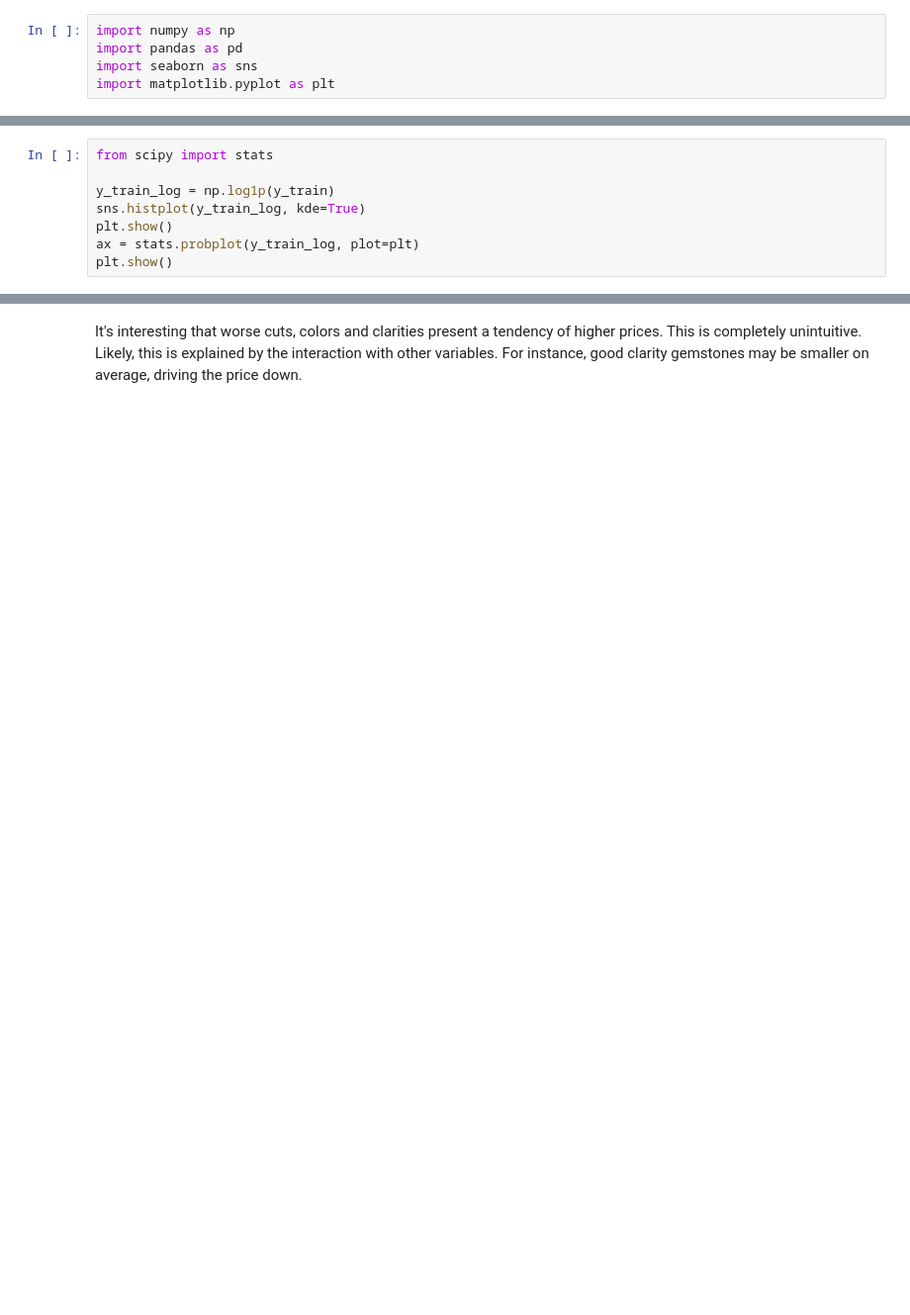
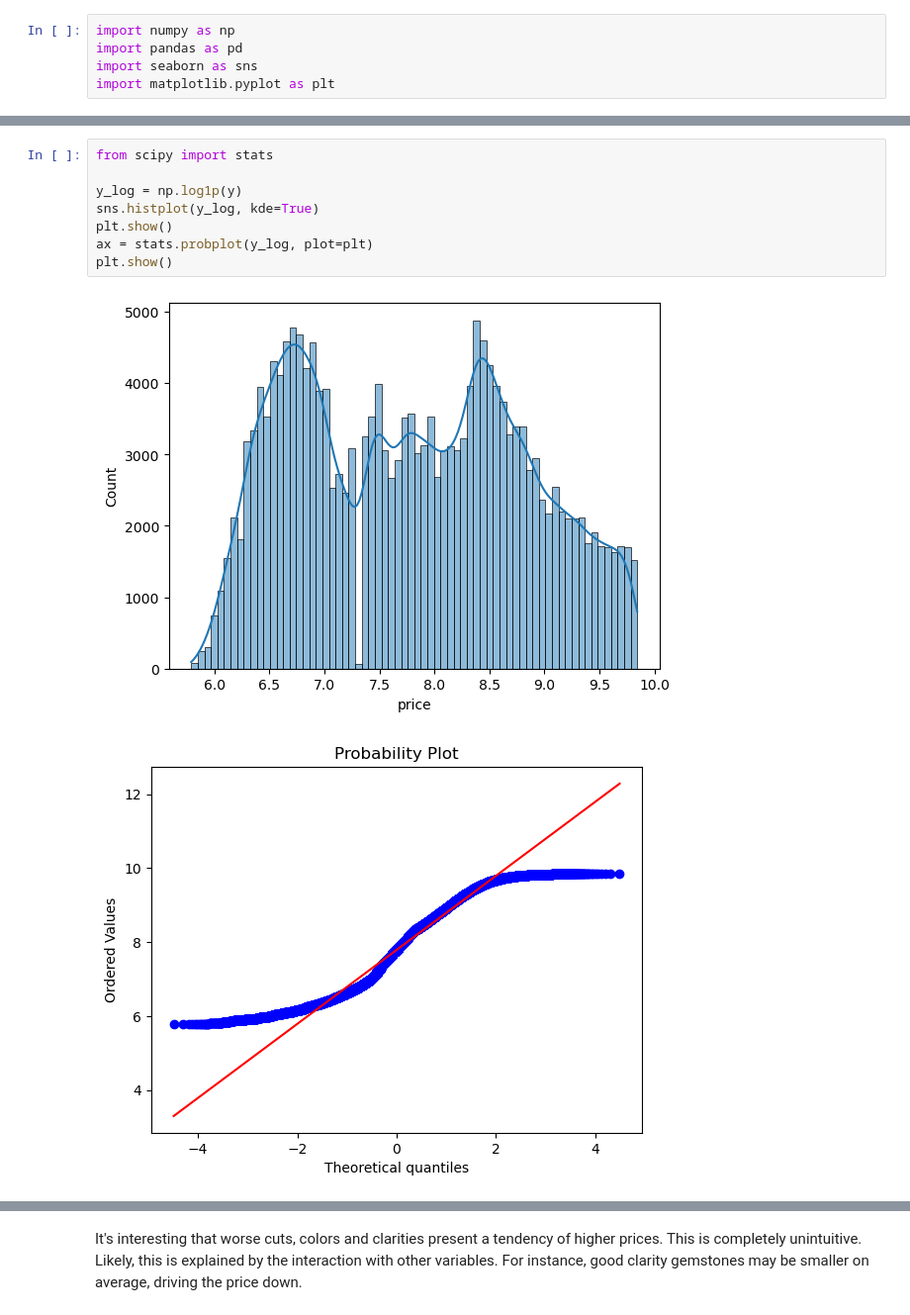
Before and after one commit to mathpn/kaggle-playground-series, a Jupyter notebook: gemstone_s03_e08/eda_and_train.ipynb, the cells around one changed output, grey strips where cells are left out. Shown at 99% size. Cells and saved outputs as stored; diff of their text form; blank space fills up the shorter version.

```diff
--- a/gemstone_s03_e08/eda_and_train.ipynb
+++ b/gemstone_s03_e08/eda_and_train.ipynb
@@ -18,11 +27,14 @@ ax = sns.histplot(y_train, kde=True)
 # %%
 from scipy import stats
 
-y_train_log = np.log1p(y_train)
-sns.histplot(y_train_log, kde=True)
+y_log = np.log1p(y)
+sns.histplot(y_log, kde=True)
 plt.show()
-ax = stats.probplot(y_train_log, plot=plt)
+ax = stats.probplot(y_log, plot=plt)
 plt.show()
+# %% [output]
+[figure, added]
+[figure, added]
 # %%
 numeric_columns = all_data.select_dtypes(include=[np.number]).columns.drop("id")
 n_cols = int(np.ceil(len(numeric_columns) / 3))
```
Also changed, not shown: parts of 15 cells of this notebook.
